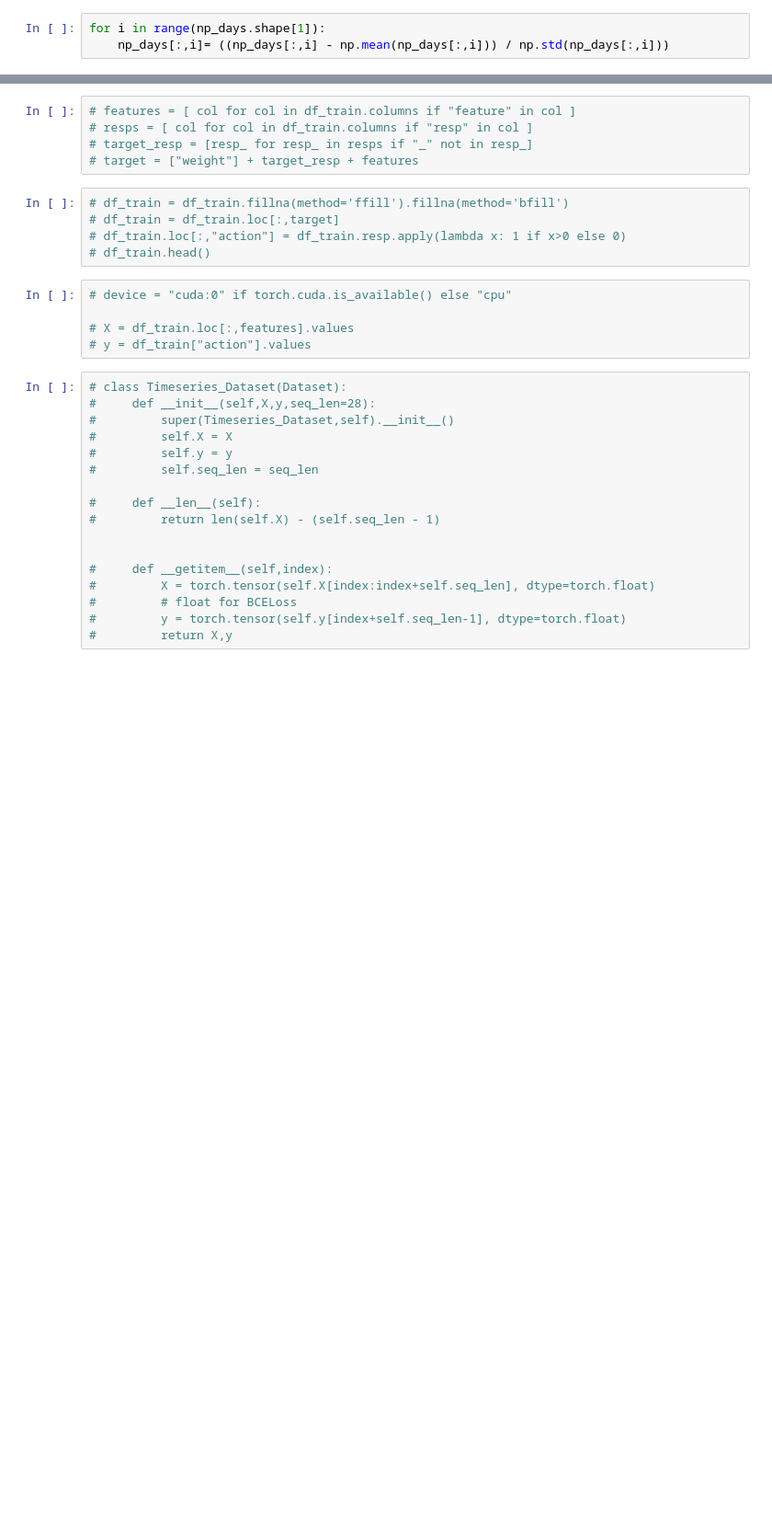
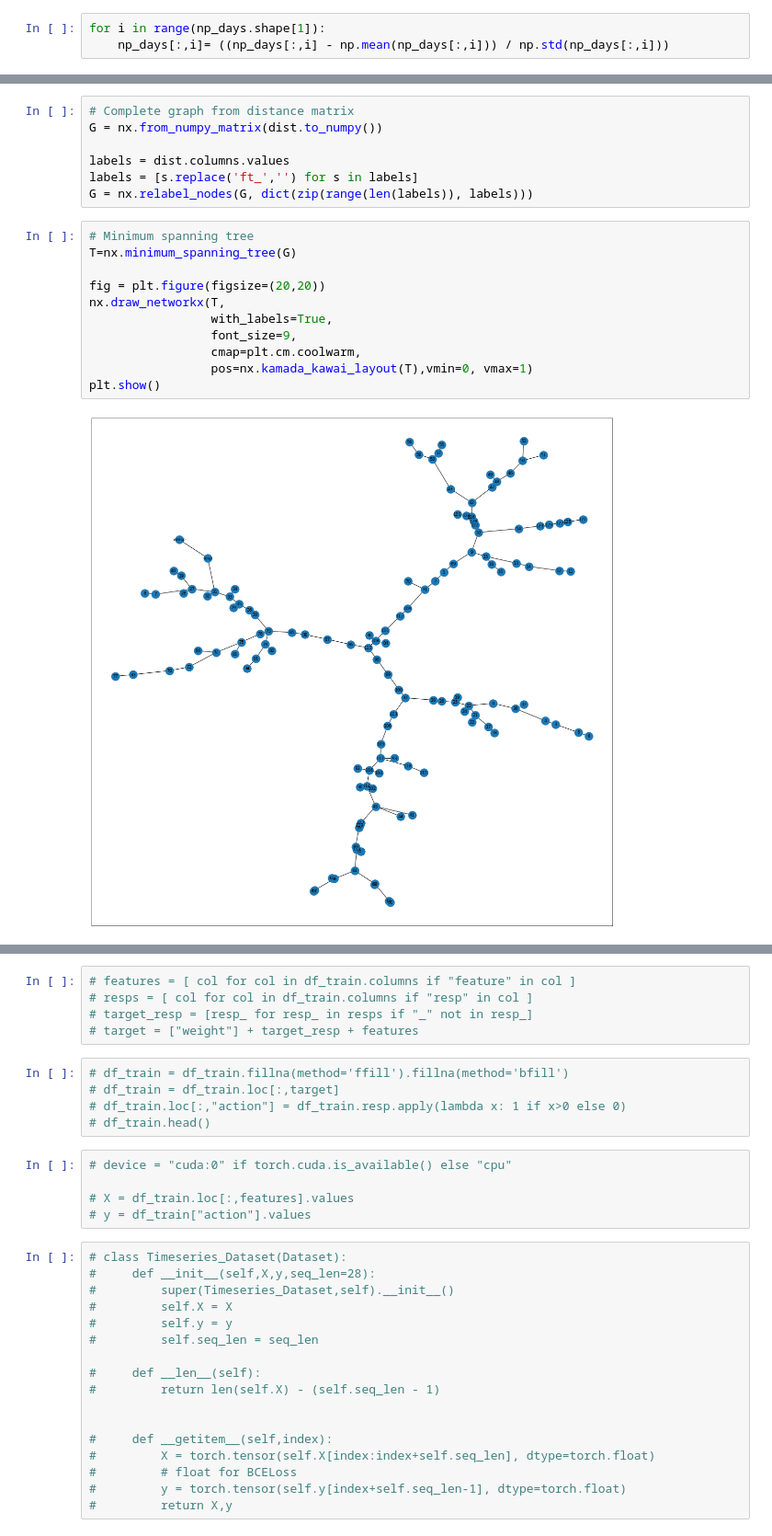
Before and after one commit to JerryKwon/jane-street-market-prediction, a Jupyter notebook: ipynb_notebooks/youngin/jane-pytorch-lstm-implementation.ipynb, the cells around one changed output, grey strips where cells are left out. Shown at 92% size. Cells and saved outputs as stored; diff of their text form; blank space fills up the shorter version.

```diff
--- a/ipynb_notebooks/youngin/jane-pytorch-lstm-implementation.ipynb
+++ b/ipynb_notebooks/youngin/jane-pytorch-lstm-implementation.ipynb
@@ -868,0 +827,20 @@ plt.show()
+# %%
+# Complete graph from distance matrix
+G = nx.from_numpy_matrix(dist.to_numpy())
+
+labels = dist.columns.values
+labels = [s.replace('ft_','') for s in labels]
+G = nx.relabel_nodes(G, dict(zip(range(len(labels)), labels)))
+# %%
+# Minimum spanning tree
+T=nx.minimum_spanning_tree(G)
+
+fig = plt.figure(figsize=(20,20))
+nx.draw_networkx(T,
+                 with_labels=True,
+                 font_size=9,
+                 cmap=plt.cm.coolwarm,
+                 pos=nx.kamada_kawai_layout(T),vmin=0, vmax=1)
+plt.show()
+# %% [output]
+[figure, added]
```
Also changed, not shown: parts of 104 cells of this notebook.
